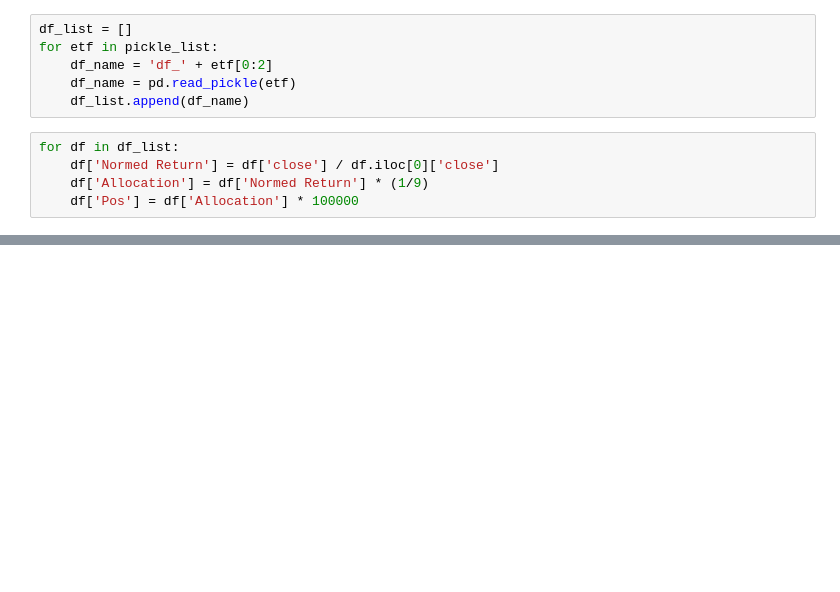
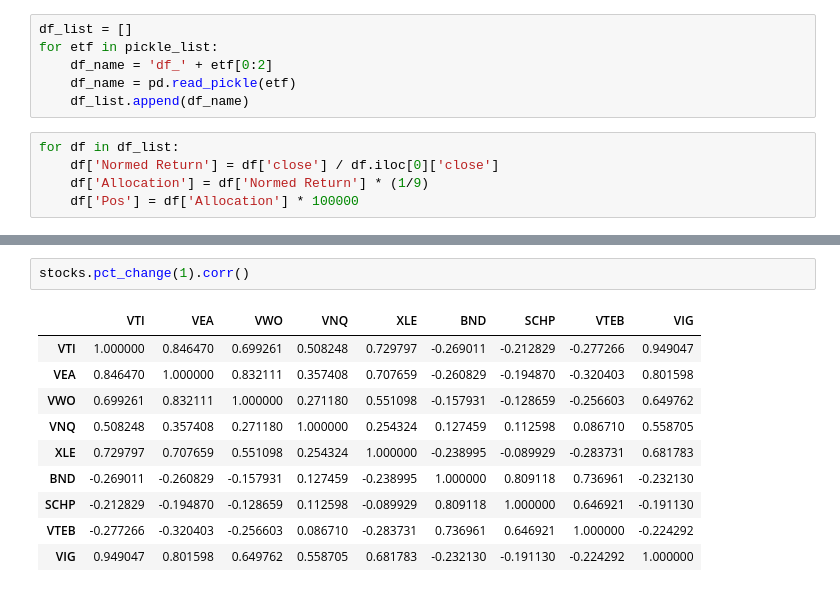
Before and after one commit to jacoblucas95/Portfolio-Optimizer, a Jupyter notebook: setup/data/optimizer_test.ipynb, the cells around one changed output, grey strips where cells are left out. Cells and saved outputs as stored; diff of their text form; blank space fills up the shorter version.

```diff
--- a/setup/data/optimizer_test.ipynb
+++ b/setup/data/optimizer_test.ipynb
@@ -42,0 +64,13 @@ df_list
+# %%
+stocks.pct_change(1).corr()
+# %% [output]
+|  | VTI | VEA | VWO | VNQ | XLE | BND | SCHP | VTEB | VIG |
+| VTI | 1.000000 | 0.846470 | 0.699261 | 0.508248 | 0.729797 | -0.269011 | -0.212829 | -0.277266 | 0.949047 |
+| VEA | 0.846470 | 1.000000 | 0.832111 | 0.357408 | 0.707659 | -0.260829 | -0.194870 | -0.320403 | 0.801598 |
+| VWO | 0.699261 | 0.832111 | 1.000000 | 0.271180 | 0.551098 | -0.157931 | -0.128659 | -0.256603 | 0.649762 |
+| VNQ | 0.508248 | 0.357408 | 0.271180 | 1.000000 | 0.254324 | 0.127459 | 0.112598 | 0.086710 | 0.558705 |
+| XLE | 0.729797 | 0.707659 | 0.551098 | 0.254324 | 1.000000 | -0.238995 | -0.089929 | -0.283731 | 0.681783 |
+| BND | -0.269011 | -0.260829 | -0.157931 | 0.127459 | -0.238995 | 1.000000 | 0.809118 | 0.736961 | -0.232130 |
+| SCHP | -0.212829 | -0.194870 | -0.128659 | 0.112598 | -0.089929 | 0.809118 | 1.000000 | 0.646921 | -0.191130 |
+| VTEB | -0.277266 | -0.320403 | -0.256603 | 0.086710 | -0.283731 | 0.736961 | 0.646921 | 1.000000 | -0.224292 |
+| VIG | 0.949047 | 0.801598 | 0.649762 | 0.558705 | 0.681783 | -0.232130 | -0.191130 | -0.224292 | 1.000000 |
```
Also changed, not shown: parts of 19 cells of this notebook, 3 other files.
